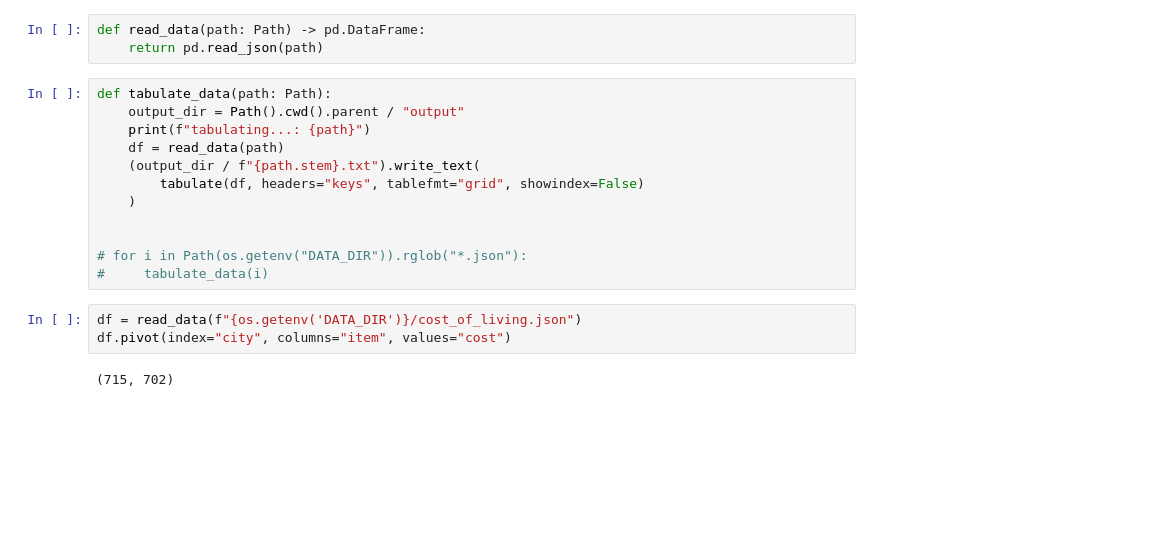
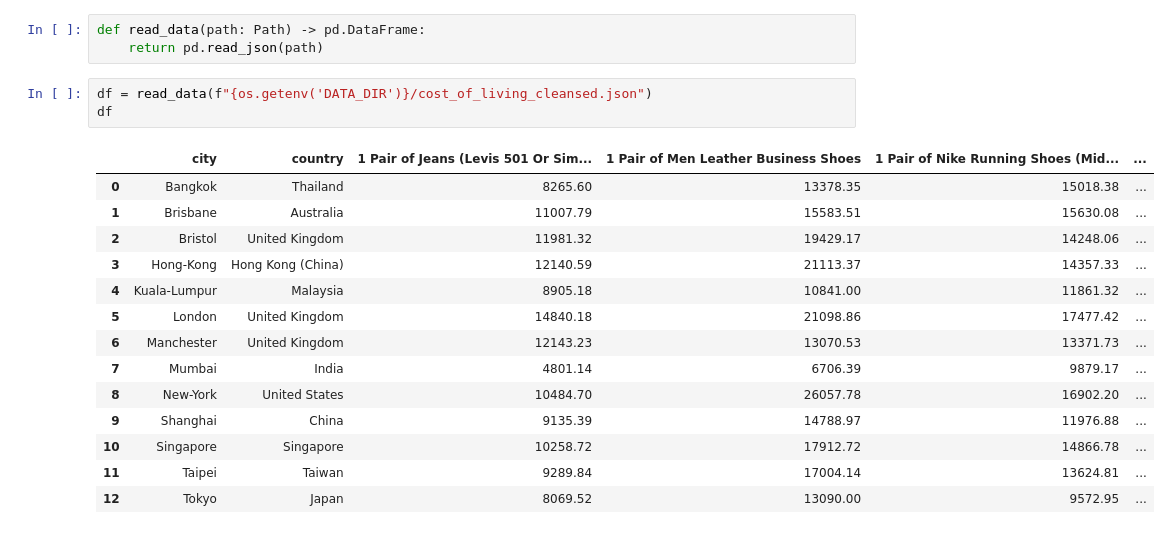
Before and after one commit to yoichiojima-2/migrate, a Jupyter notebook: explore/explore/playground.ipynb, the cells around one changed output. Saved outputs shown, nothing was run; the diff lists cells and outputs as text; blank space fills up the shorter version.

```diff
--- a/explore/explore/playground.ipynb
+++ b/explore/explore/playground.ipynb
@@ -12,20 +11,21 @@ pd.set_option("display.max_colwidth", None)
 # %%
 def read_data(path: Path) -> pd.DataFrame:
     return pd.read_json(path)
-# %%
-def tabulate_data(path: Path):
-    output_dir = Path().cwd().parent / "output"
-    print(f"tabulating...: {path}")
-    df = read_data(path)
-    (output_dir / f"{path.stem}.txt").write_text(
-        tabulate(df, headers="keys", tablefmt="grid", showindex=False)
-    )
-
-
-# for i in Path(os.getenv("DATA_DIR")).rglob("*.json"):
-#     tabulate_data(i)
 # %%
-df = read_data(f"{os.getenv('DATA_DIR')}/cost_of_living.json")
-df.pivot(index="city", columns="item", values="cost")
+df = read_data(f"{os.getenv('DATA_DIR')}/cost_of_living_cleansed.json")
+df
 # %% [output]
-(715, 702)
+|  | city | country | 1 Pair of Jeans (Levis 501 Or Sim... | 1 Pair of Men Leather Business Shoes | 1 Pair of Nike Running Shoes (Mid... | ... |
+| 0 | Bangkok | Thailand | 8265.60 | 13378.35 | 15018.38 | ... |
+| 1 | Brisbane | Australia | 11007.79 | 15583.51 | 15630.08 | ... |
+| 2 | Bristol | United Kingdom | 11981.32 | 19429.17 | 14248.06 | ... |
+| 3 | Hong-Kong | Hong Kong (China) | 12140.59 | 21113.37 | 14357.33 | ... |
+| 4 | Kuala-Lumpur | Malaysia | 8905.18 | 10841.00 | 11861.32 | ... |
+| 5 | London | United Kingdom | 14840.18 | 21098.86 | 17477.42 | ... |
+| 6 | Manchester | United Kingdom | 12143.23 | 13070.53 | 13371.73 | ... |
+| 7 | Mumbai | India | 4801.14 | 6706.39 | 9879.17 | ... |
+| 8 | New-York | United States | 10484.70 | 26057.78 | 16902.20 | ... |
+| 9 | Shanghai | China | 9135.39 | 14788.97 | 11976.88 | ... |
+| 10 | Singapore | Singapore | 10258.72 | 17912.72 | 14866.78 | ... |
+| 11 | Taipei | Taiwan | 9289.84 | 17004.14 | 13624.81 | ... |
+| 12 | Tokyo | Japan | 8069.52 | 13090.00 | 9572.95 | ... |
```
Also changed, not shown: parts of 1 cell of this notebook, 3 other files.
